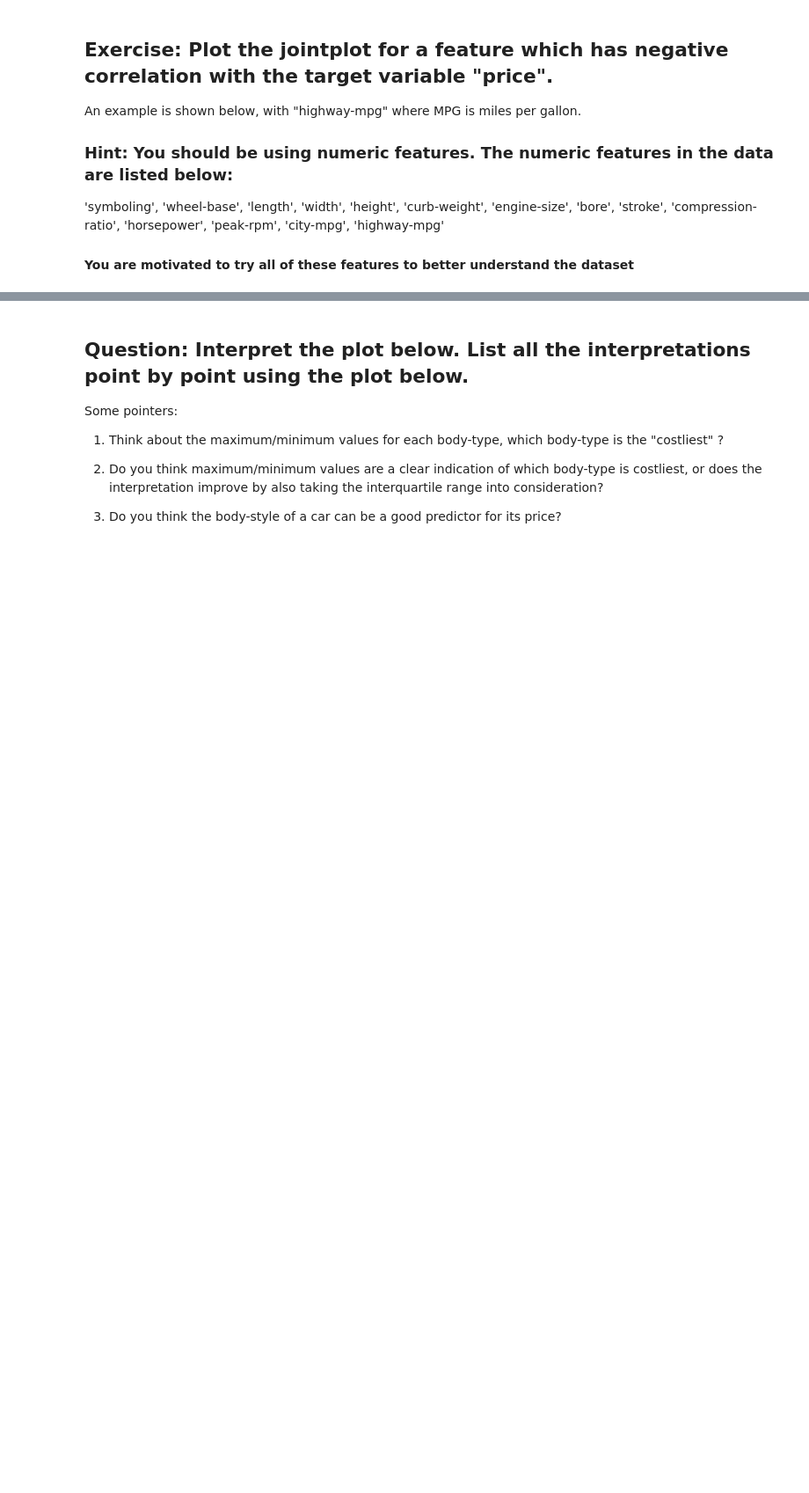
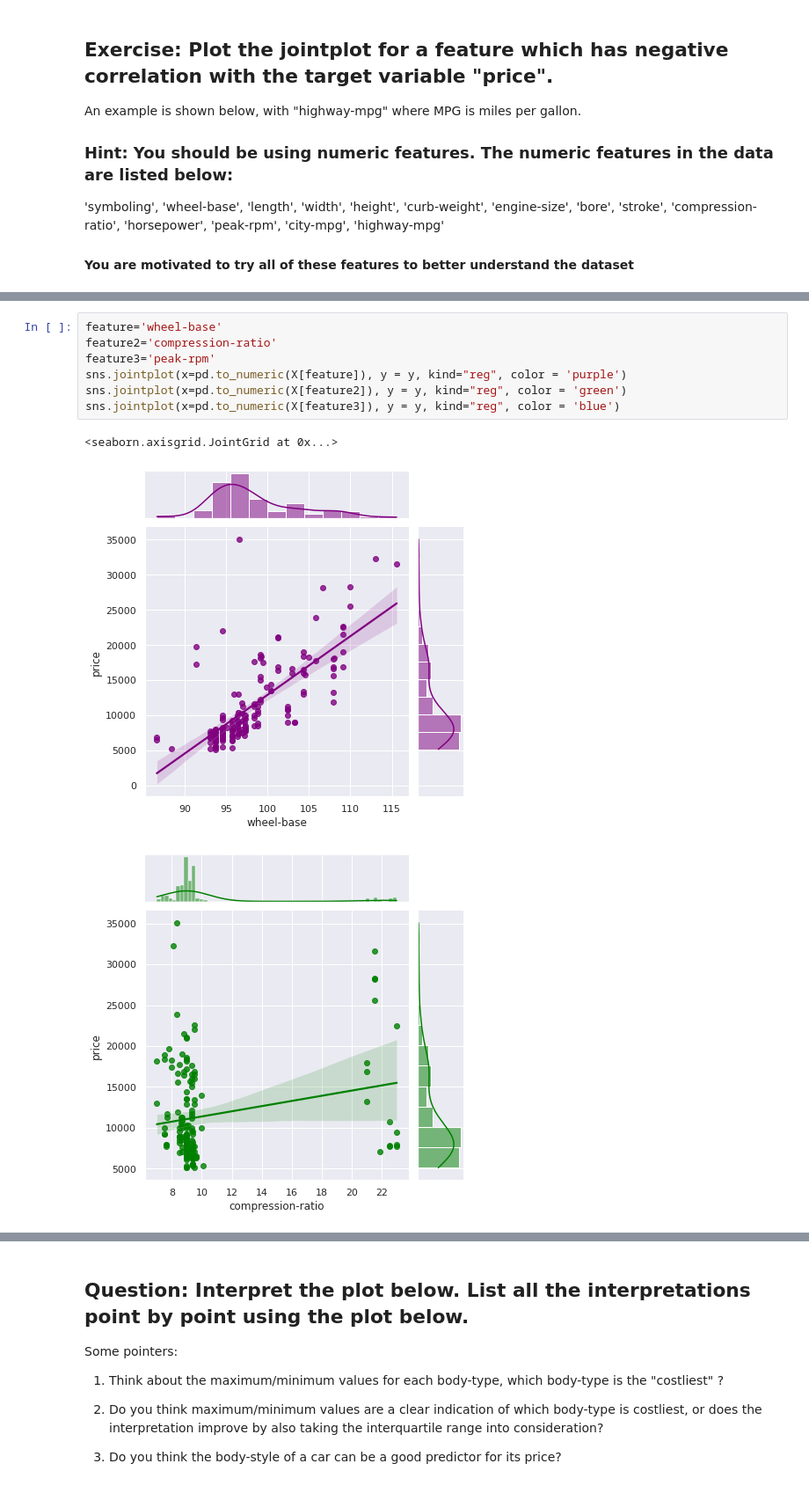
Before and after one commit to amar4143/FMML-ASSIGNMENT--1, a Jupyter notebook: Mod2_Lab1.ipynb, the cells around one changed output, grey strips where cells are left out. Shown at 88% size. Drawn from its saved outputs; the diff is of its cells as text; blank space fills up the shorter version.

```diff
--- a/Mod2_Lab1.ipynb
+++ b/Mod2_Lab1.ipynb
@@ -160,0 +181,11 @@ An example is shown below, with "highway-mpg" where MPG is miles per gallon.
+# %%
+feature='wheel-base'
+feature2='compression-ratio'
+feature3='peak-rpm'
+sns.jointplot(x=pd.to_numeric(X[feature]), y = y, kind="reg", color = 'purple')
+sns.jointplot(x=pd.to_numeric(X[feature2]), y = y, kind="reg", color = 'green')
+sns.jointplot(x=pd.to_numeric(X[feature3]), y = y, kind="reg", color = 'blue')
+# %% [output]
+<seaborn.axisgrid.JointGrid at 0x...>
+[figure, added]
+[figure, added]
```
Also changed, not shown: parts of 10 cells of this notebook.
